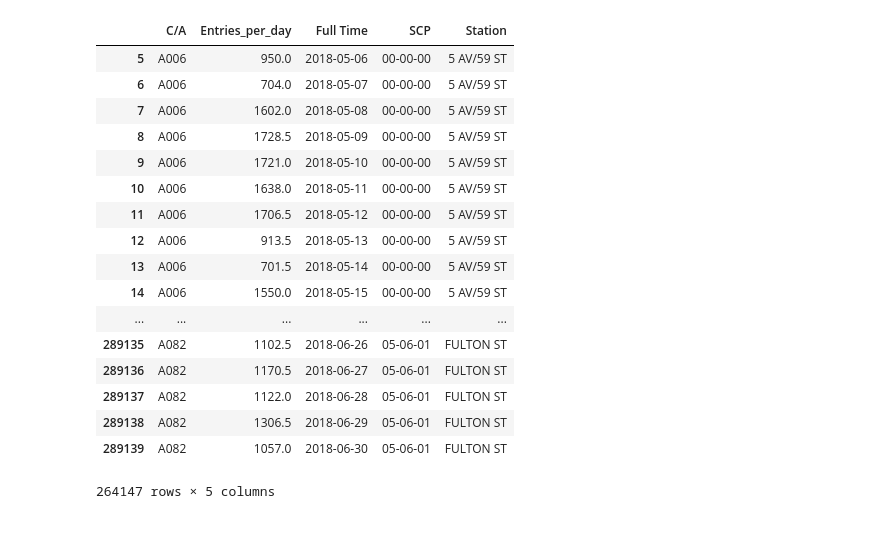
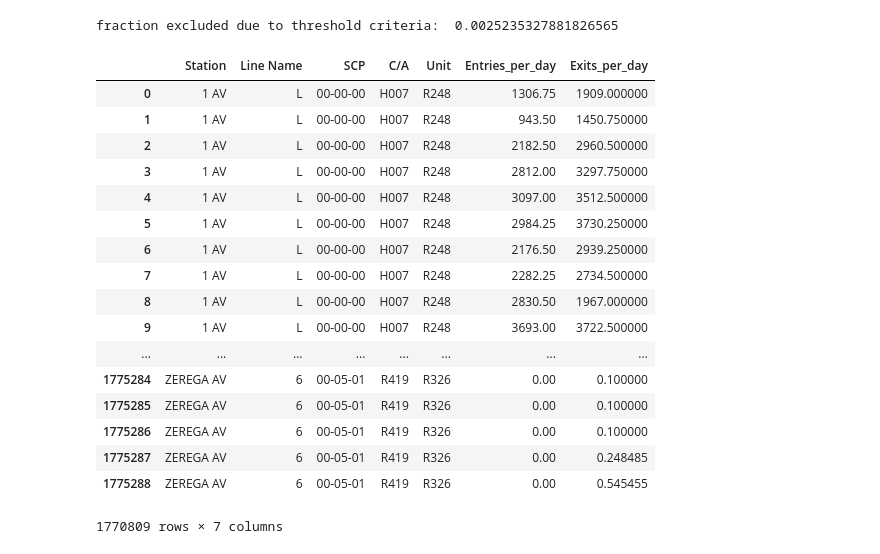
Before and after one commit to marcmuon/mta_turnstile_eda, a Jupyter notebook: MTA_entries_per_day.ipynb, the cells around one changed output. Cells and saved outputs as stored; diff of their text form; code cells hidden in the pictures.

```diff
--- a/MTA_entries_per_day.ipynb
+++ b/MTA_entries_per_day.ipynb
@@ -9,11 +29,14 @@ df_orig
 # %%
 import re
+df = df_orig.copy()
 # Truncating data set
-mask = df_orig['Date'].map(lambda x: re.search('(05|06)/.+/2018', x) != None)
-df = df_orig[mask]
+# mask = df_orig['Date'].map(lambda x: re.search('(05|06)/.+/(2017|2018)', x) != None)
+# df = df_orig[mask]
 
 # Adding new column 'Full Time' with data and time information
 df['Full Time']=pd.to_datetime(df['Date'] + ' ' + df['Time'], format = '%m/%d/%Y %H:%M:%S')
 
-# Adding new column for day of week
-df['dayofweek']=df['Full Time'].dt.dayofweek
+# Delete whitespace
+df = df.rename(columns=lambda x: x.strip())
+
+df
@@ -96,0 +66,5 @@ To retain the current behavior and silence the warning, pass 'sort=True'.
+# %%
+# Create a group dataframe for each individual turnstile
+gdf = df.groupby(['Station','Line Name','SCP','C/A','Unit'])
+
+print('Number of turnstiles : ',len(gdf))
@@ -97,27 +129,31 @@ To retain the current behavior and silence the warning, pass 'sort=True'.
 # %%
 # Postprocessing
-df_day_new = df_day.reset_index(drop=True)
-df_day_new = df_day_new.dropna() # removes nan's due to interpolation at end cases
-df_day_new = df_day_new[df_day_new['Full Time'] >= '2018-05-06'] # 2018-05-06 is 8 weeks prior to 2018-07-01
-df_day_new = df_day_new.drop(columns=['Entries'])
-df_day_new = df_day_new.rename(index=str, columns={"Entries_diff": "Entries_per_day"})
+df_day_new = df_day.dropna() # removes nan's due to interpolation at end cases
+df_day_new = df_day_new.reset_index(drop=True)
+#df_day_new = df_day_new[df_day_new['Full Time'] >= '2018-05-06'] # 2018-05-06 is 8 weeks prior to 2018-07-01
+df_day_new = df_day_new.drop(columns=['Entries','Exits'])
+threshold = 15000
+print('fraction excluded due to threshold criteria: ', len(df_day_new[df_day_new['Entries_diff']>=threshold])/len(df_day_new))
+df_day_new = df_day_new.drop(df_day_new[df_day_new['Entries_diff']>=threshold].index)
+df_day_new = df_day_new.rename(index=str, columns={"Entries_diff": "Entries_per_day","Exits_diff": "Exits_per_day"})
 df_day_new
 # %% [output]
+fraction excluded due to threshold criteria:  0.0025235327881826565
-|  | C/A | Entries_per_day | Full Time | SCP | Station |
-| 5 | A006 | 950.0 | 2018-05-06 | 00-00-00 | 5 AV/59 ST |
-| 6 | A006 | 704.0 | 2018-05-07 | 00-00-00 | 5 AV/59 ST |
-| 7 | A006 | 1602.0 | 2018-05-08 | 00-00-00 | 5 AV/59 ST |
-| 8 | A006 | 1728.5 | 2018-05-09 | 00-00-00 | 5 AV/59 ST |
-| 9 | A006 | 1721.0 | 2018-05-10 | 00-00-00 | 5 AV/59 ST |
-| 10 | A006 | 1638.0 | 2018-05-11 | 00-00-00 | 5 AV/59 ST |
-| 11 | A006 | 1706.5 | 2018-05-12 | 00-00-00 | 5 AV/59 ST |
-| 12 | A006 | 913.5 | 2018-05-13 | 00-00-00 | 5 AV/59 ST |
-| 13 | A006 | 701.5 | 2018-05-14 | 00-00-00 | 5 AV/59 ST |
-| 14 | A006 | 1550.0 | 2018-05-15 | 00-00-00 | 5 AV/59 ST |
-| ... | ... | ... | ... | ... | ... |
-| 289135 | A082 | 1102.5 | 2018-06-26 | 05-06-01 | FULTON ST |
-| 289136 | A082 | 1170.5 | 2018-06-27 | 05-06-01 | FULTON ST |
-| 289137 | A082 | 1122.0 | 2018-06-28 | 05-06-01 | FULTON ST |
-| 289138 | A082 | 1306.5 | 2018-06-29 | 05-06-01 | FULTON ST |
-| 289139 | A082 | 1057.0 | 2018-06-30 | 05-06-01 | FULTON ST |
+|  | Station | Line Name | SCP | C/A | Unit | Entries_per_day | Exits_per_day |
+| 0 | 1 AV | L | 00-00-00 | H007 | R248 | 1306.75 | 1909.000000 |
+| 1 | 1 AV | L | 00-00-00 | H007 | R248 | 943.50 | 1450.750000 |
+| 2 | 1 AV | L | 00-00-00 | H007 | R248 | 2182.50 | 2960.500000 |
+| 3 | 1 AV | L | 00-00-00 | H007 | R248 | 2812.00 | 3297.750000 |
+| 4 | 1 AV | L | 00-00-00 | H007 | R248 | 3097.00 | 3512.500000 |
+| 5 | 1 AV | L | 00-00-00 | H007 | R248 | 2984.25 | 3730.250000 |
+| 6 | 1 AV | L | 00-00-00 | H007 | R248 | 2176.50 | 2939.250000 |
+| 7 | 1 AV | L | 00-00-00 | H007 | R248 | 2282.25 | 2734.500000 |
+| 8 | 1 AV | L | 00-00-00 | H007 | R248 | 2830.50 | 1967.000000 |
+| 9 | 1 AV | L | 00-00-00 | H007 | R248 | 3693.00 | 3722.500000 |
+| ... | ... | ... | ... | ... | ... | ... | ... |
+| 1775284 | ZEREGA AV | 6 | 00-05-01 | R419 | R326 | 0.00 | 0.100000 |
+| 1775285 | ZEREGA AV | 6 | 00-05-01 | R419 | R326 | 0.00 | 0.100000 |
+| 1775286 | ZEREGA AV | 6 | 00-05-01 | R419 | R326 | 0.00 | 0.100000 |
+| 1775287 | ZEREGA AV | 6 | 00-05-01 | R419 | R326 | 0.00 | 0.248485 |
+| 1775288 | ZEREGA AV | 6 | 00-05-01 | R419 | R326 | 0.00 | 0.545455 |
-264147 rows × 5 columns
+1770809 rows × 7 columns
```
Also changed, not shown: parts of 9 cells of this notebook, 2 other files.
